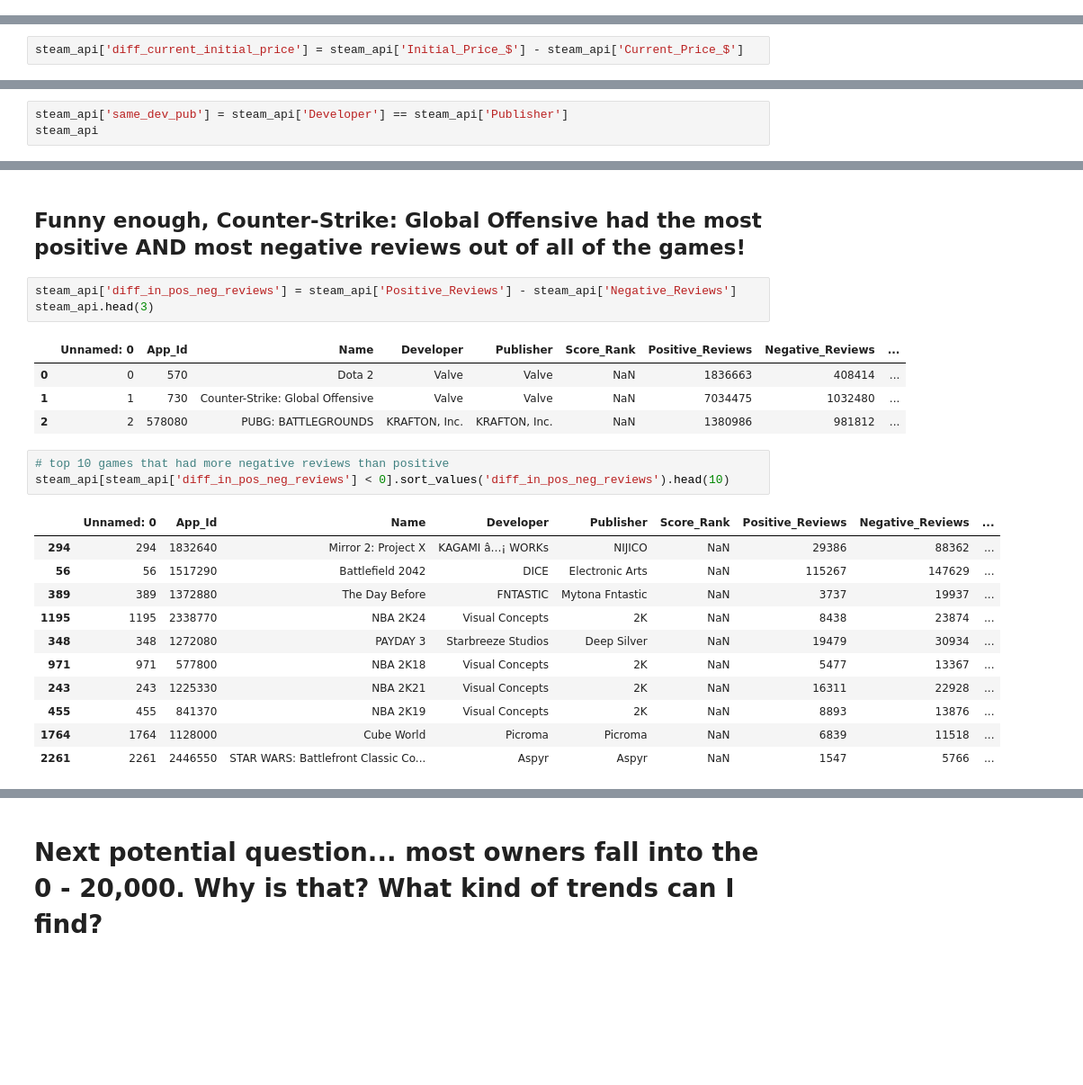
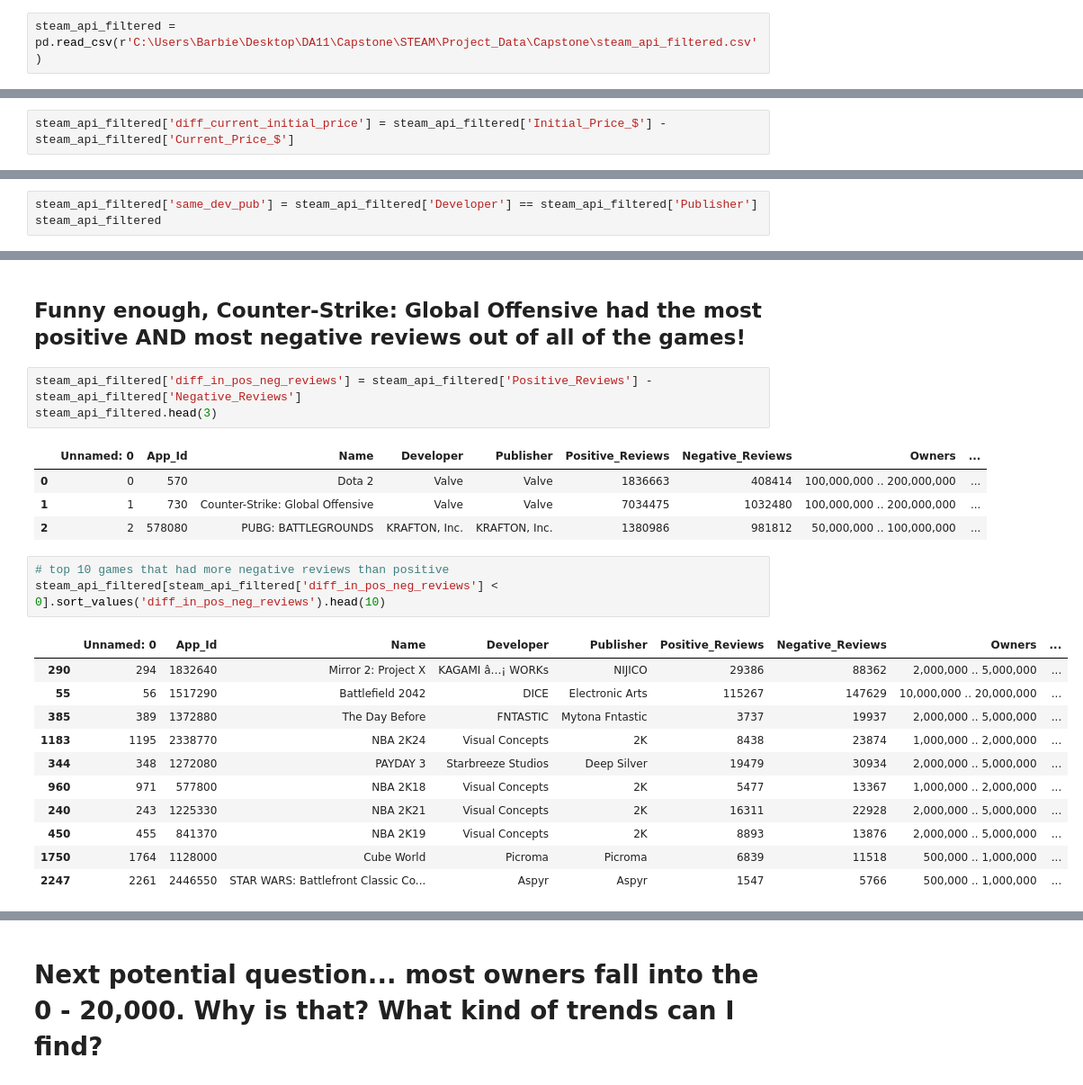
Before and after one commit to barbsjean/Steam_data_analysis, a Jupyter notebook: The Steam Notebook.ipynb, the cells around one changed output, grey strips where cells are left out. Shown: that part at 90% size. Drawn from its saved outputs; the diff is of its cells as text; blank space fills up the shorter version.

```diff
--- a/The Steam Notebook.ipynb
+++ b/The Steam Notebook.ipynb
@@ -172,2 +163,4 @@ steam_api = pd.read_csv(r'C:\Users\Barbie\Desktop\DA11\Capstone\STEAM\Project_Da
+# %%
+steam_api_filtered = pd.read_csv(r'C:\Users\Barbie\Desktop\DA11\Capstone\STEAM\Project_Data\Capstone\steam_api_filtered.csv')
 # %%
 #dropping duplicate game names and 2 irrevelant columns to clean it up a bit more
@@ -313,3 +301,3 @@ steam_api[steam_api['Owners'] == '100,000,000 .. 200,000,000']
 # %%
-steam_api['diff_current_initial_price'] = steam_api['Initial_Price_$'] - steam_api['Current_Price_$']
+steam_api_filtered['diff_current_initial_price'] = steam_api_filtered['Initial_Price_$'] - steam_api_filtered['Current_Price_$']
 # %%
@@ -380,6 +368,6 @@ steam_api['Publisher'].nunique()
 # %% [output]
 38252
 # %%
-steam_api['same_dev_pub'] = steam_api['Developer'] == steam_api['Publisher']
-steam_api
+steam_api_filtered['same_dev_pub'] = steam_api_filtered['Developer'] == steam_api_filtered['Publisher']
+steam_api_filtered
 # %% [output]
@@ -641,27 +629,27 @@ steam_api.sort_values('Negative_Reviews', ascending = False).head(10)
 # %% [markdown]
 ## Funny enough, Counter-Strike: Global Offensive had the most positive AND most negative reviews out of all of the games!
 # %%
-steam_api['diff_in_pos_neg_reviews'] = steam_api['Positive_Reviews'] - steam_api['Negative_Reviews']
-steam_api.head(3)
+steam_api_filtered['diff_in_pos_neg_reviews'] = steam_api_filtered['Positive_Reviews'] - steam_api_filtered['Negative_Reviews']
+steam_api_filtered.head(3)
 # %% [output]
-|  | Unnamed: 0 | App_Id | Name | Developer | Publisher | Score_Rank | Positive_Reviews | Negative_Reviews | ... |
-| 0 | 0 | 570 | Dota 2 | Valve | Valve | NaN | 1836663 | 408414 | ... |
-| 1 | 1 | 730 | Counter-Strike: Global Offensive | Valve | Valve | NaN | 7034475 | 1032480 | ... |
-| 2 | 2 | 578080 | PUBG: BATTLEGROUNDS | KRAFTON, Inc. | KRAFTON, Inc. | NaN | 1380986 | 981812 | ... |
+|  | Unnamed: 0 | App_Id | Name | Developer | Publisher | Positive_Reviews | Negative_Reviews | Owners | ... |
+| 0 | 0 | 570 | Dota 2 | Valve | Valve | 1836663 | 408414 | 100,000,000 .. 200,000,000 | ... |
+| 1 | 1 | 730 | Counter-Strike: Global Offensive | Valve | Valve | 7034475 | 1032480 | 100,000,000 .. 200,000,000 | ... |
+| 2 | 2 | 578080 | PUBG: BATTLEGROUNDS | KRAFTON, Inc. | KRAFTON, Inc. | 1380986 | 981812 | 50,000,000 .. 100,000,000 | ... |
 # %%
 # top 10 games that had more negative reviews than positive
-steam_api[steam_api['diff_in_pos_neg_reviews'] < 0].sort_values('diff_in_pos_neg_reviews').head(10)
+steam_api_filtered[steam_api_filtered['diff_in_pos_neg_reviews'] < 0].sort_values('diff_in_pos_neg_reviews').head(10)
 # %% [output]
-|  | Unnamed: 0 | App_Id | Name | Developer | Publisher | Score_Rank | Positive_Reviews | Negative_Reviews | ... |
-| 294 | 294 | 1832640 | Mirror 2: Project X | KAGAMI â…¡ WORKs | NIJICO | NaN | 29386 | 88362 | ... |
-| 56 | 56 | 1517290 | Battlefield 2042 | DICE | Electronic Arts | NaN | 115267 | 147629 | ... |
-| 389 | 389 | 1372880 | The Day Before | FNTASTIC | Mytona Fntastic | NaN | 3737 | 19937 | ... |
-| 1195 | 1195 | 2338770 | NBA 2K24 | Visual Concepts | 2K | NaN | 8438 | 23874 | ... |
-| 348 | 348 | 1272080 | PAYDAY 3 | Starbreeze Studios | Deep Silver | NaN | 19479 | 30934 | ... |
-| 971 | 971 | 577800 | NBA 2K18 | Visual Concepts | 2K | NaN | 5477 | 13367 | ... |
-| 243 | 243 | 1225330 | NBA 2K21 | Visual Concepts | 2K | NaN | 16311 | 22928 | ... |
-| 455 | 455 | 841370 | NBA 2K19 | Visual Concepts | 2K | NaN | 8893 | 13876 | ... |
-| 1764 | 1764 | 1128000 | Cube World | Picroma | Picroma | NaN | 6839 | 11518 | ... |
-| 2261 | 2261 | 2446550 | STAR WARS: Battlefront Classic Co... | Aspyr | Aspyr | NaN | 1547 | 5766 | ... |
+|  | Unnamed: 0 | App_Id | Name | Developer | Publisher | Positive_Reviews | Negative_Reviews | Owners | ... |
+| 290 | 294 | 1832640 | Mirror 2: Project X | KAGAMI â…¡ WORKs | NIJICO | 29386 | 88362 | 2,000,000 .. 5,000,000 | ... |
+| 55 | 56 | 1517290 | Battlefield 2042 | DICE | Electronic Arts | 115267 | 147629 | 10,000,000 .. 20,000,000 | ... |
+| 385 | 389 | 1372880 | The Day Before | FNTASTIC | Mytona Fntastic | 3737 | 19937 | 2,000,000 .. 5,000,000 | ... |
+| 1183 | 1195 | 2338770 | NBA 2K24 | Visual Concepts | 2K | 8438 | 23874 | 1,000,000 .. 2,000,000 | ... |
+| 344 | 348 | 1272080 | PAYDAY 3 | Starbreeze Studios | Deep Silver | 19479 | 30934 | 2,000,000 .. 5,000,000 | ... |
+| 960 | 971 | 577800 | NBA 2K18 | Visual Concepts | 2K | 5477 | 13367 | 1,000,000 .. 2,000,000 | ... |
+| 240 | 243 | 1225330 | NBA 2K21 | Visual Concepts | 2K | 16311 | 22928 | 2,000,000 .. 5,000,000 | ... |
+| 450 | 455 | 841370 | NBA 2K19 | Visual Concepts | 2K | 8893 | 13876 | 2,000,000 .. 5,000,000 | ... |
+| 1750 | 1764 | 1128000 | Cube World | Picroma | Picroma | 6839 | 11518 | 500,000 .. 1,000,000 | ... |
+| 2247 | 2261 | 2446550 | STAR WARS: Battlefront Classic Co... | Aspyr | Aspyr | 1547 | 5766 | 500,000 .. 1,000,000 | ... |
 # %%
 # top 10 games that had the highest positive reviews as opposed to negative
```
Also changed, not shown: parts of 48 cells of this notebook, 3 other files.
